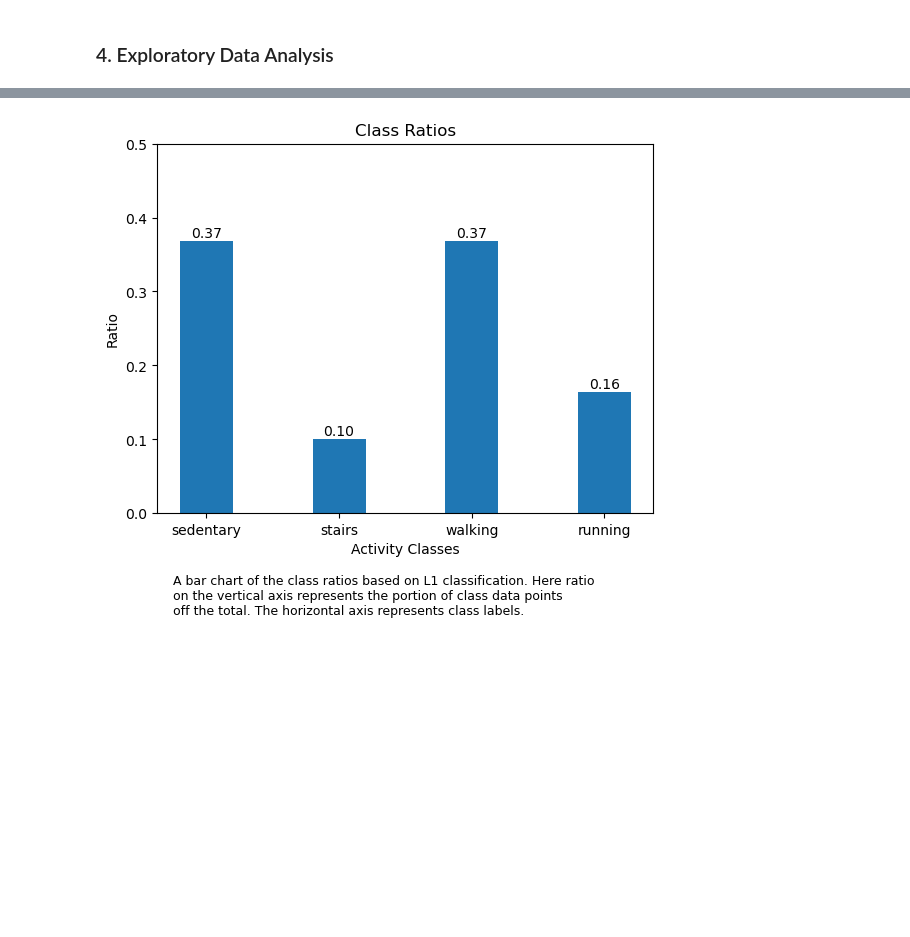
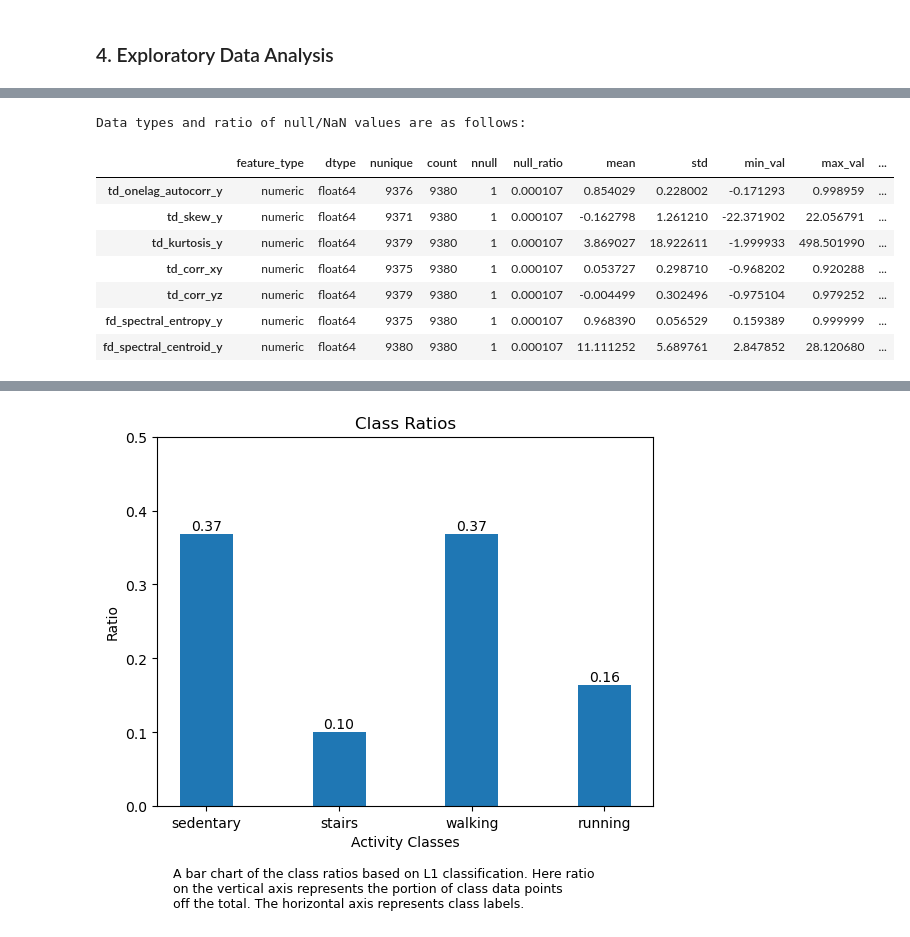
Before and after one commit to raichandanisagar/human-activity-recognition, a Jupyter notebook: src/build_train_test.ipynb, the cells around one changed output, grey strips where cells are left out. Saved outputs shown, nothing was run; the diff lists cells and outputs as text; code cells hidden in the pictures; blank space fills up the shorter version.

```diff
--- a/src/build_train_test.ipynb
+++ b/src/build_train_test.ipynb
@@ -24,9 +24,10 @@ from sklearn.model_selection import GroupKFold
 from sklearn.model_selection import GroupShuffleSplit
 from sklearn.preprocessing import StandardScaler
 from sklearn.compose import ColumnTransformer
+from scipy import fftpack
 
 pd.set_option('display.max_columns',100)
-pd.set_option('display.max_rows',50)
+pd.set_option('display.max_rows',200)
 # %% [markdown]
 ### 1. Collate data from multiple csv files into a format that's usable for windowing and feature engineering
 # %%
@@ -417,10 +468,13 @@ freq_domain_df.head()
 # %%
 time_freq_domain_df = pd.merge(left=time_domain_df, right=freq_domain_df, left_index=True, right_index=True,
-                               how='outer', suffixes=('', '_drop'))
+                               how='inner', suffixes=('', '_drop'))
 time_freq_domain_df.drop(columns=[col_name for col_name in time_freq_domain_df.columns if '_drop' in col_name],
                          inplace=True)
 
-# save each to a csv for easier access, if needed
-time_domain_df.to_csv('../data/time_domain_windows.csv', index=False)
-freq_domain_df.to_csv('../data/freq_domain_windows.csv', index=False)
-time_freq_domain_df.to_csv('../data/time_freq_domain_windows.csv', index=False)
+time_freq_dct_domain_df = pd.merge(left=time_freq_domain_df, right=dct_domain_df, left_index=True, right_index=True,
+                                   how='inner', suffixes=('', '_drop'))
+time_freq_dct_domain_df.drop(columns=[col_name for col_name in time_freq_domain_df.columns if '_drop' in col_name],
+                             inplace=True)
+
+
+time_freq_dct_domain_df.shape
@@ -479,0 +538,63 @@ def build_grouped_boxplots(df, group_feature, agg_feature, group_custom_order=No
+# %%
+# Basic EDA to understand different column types, null values, range, etc. of each feature in the dataset
+import operator
+
+def custom_describe(df):
+    desc_dict = dict()
+
+    for col in df.columns:
+        nunique = df[col].nunique()
+        count = df[col].count()
+        nnull = df[df[col].isnull()].shape[0]
+        null_ratio = df[df[col].isnull()].shape[0]/(df[df[col].isnull()].shape[0]+df[col].count())
+
+        try:
+            mean = df[col].mean()
+            std = df[col].std()
+            min_val = df[col].min()
+            max_val = df[col].max()
+            p25 = df[col].quantile(0.25)
+            p50 = df[col].quantile(0.5)
+            p75 = df[col].quantile(0.75)
+            feature_type = 'numeric'
+        except TypeError:
+            mean = np.NaN
+            std = np.NaN
+            min_val = np.NaN
+            max_val = np.NaN
+            p25 = np.NaN
+            p50 = np.NaN
+            p75 = np.NaN
+            feature_type = 'categorical-text'
+
+        dtype = df[col].dtypes.__str__()
+        top5dict = df[col].value_counts(sort=True, ascending=False, dropna=False).to_dict()
+        top5 = dict(sorted(top5dict.items(), key=operator.itemgetter(1), reverse=True)[:5])
+
+        bottom5dict = df[col].value_counts(sort=True, ascending=True, dropna=False).to_dict()
+        bottom5 = dict(sorted(bottom5dict.items(), key=operator.itemgetter(1), reverse=False)[:5])
+
+        output_values = [feature_type, dtype, nunique, count, nnull, null_ratio, mean, std, min_val, max_val,
+                         p25, p50, p75, top5, bottom5]
+        desc_dict[col] = output_values
+
+    custom_summary_df = pd.DataFrame(data=desc_dict.values(),
+                                     columns=['feature_type','dtype','nunique','count','nnull','null_ratio','mean','std',
+                                              'min_val','max_val','p25','p50','p75','top5','bottom5'],
+                                     index=desc_dict.keys())
+    return custom_summary_df
+
+feature_desc = custom_describe(time_freq_dct_domain_df)
+print('Data types and ratio of null/NaN values are as follows: \n')
+
+feature_desc[feature_desc['null_ratio']>0]
+# %% [output]
+Data types and ratio of null/NaN values are as follows:
+|  | feature_type | dtype | nunique | count | nnull | null_ratio | mean | std | min_val | max_val | ... |
+| td_onelag_autocorr_y | numeric | float64 | 9376 | 9380 | 1 | 0.000107 | 0.854029 | 0.228002 | -0.171293 | 0.998959 | ... |
+| td_skew_y | numeric | float64 | 9371 | 9380 | 1 | 0.000107 | -0.162798 | 1.261210 | -22.371902 | 22.056791 | ... |
+| td_kurtosis_y | numeric | float64 | 9379 | 9380 | 1 | 0.000107 | 3.869027 | 18.922611 | -1.999933 | 498.501990 | ... |
+| td_corr_xy | numeric | float64 | 9375 | 9380 | 1 | 0.000107 | 0.053727 | 0.298710 | -0.968202 | 0.920288 | ... |
+| td_corr_yz | numeric | float64 | 9379 | 9380 | 1 | 0.000107 | -0.004499 | 0.302496 | -0.975104 | 0.979252 | ... |
+| fd_spectral_entropy_y | numeric | float64 | 9375 | 9380 | 1 | 0.000107 | 0.968390 | 0.056529 | 0.159389 | 0.999999 | ... |
+| fd_spectral_centroid_y | numeric | float64 | 9380 | 9380 | 1 | 0.000107 | 11.111252 | 5.689761 | 2.847852 | 28.120680 | ... |
```
Also changed, not shown: parts of 13 cells of this notebook, 7 other files.
